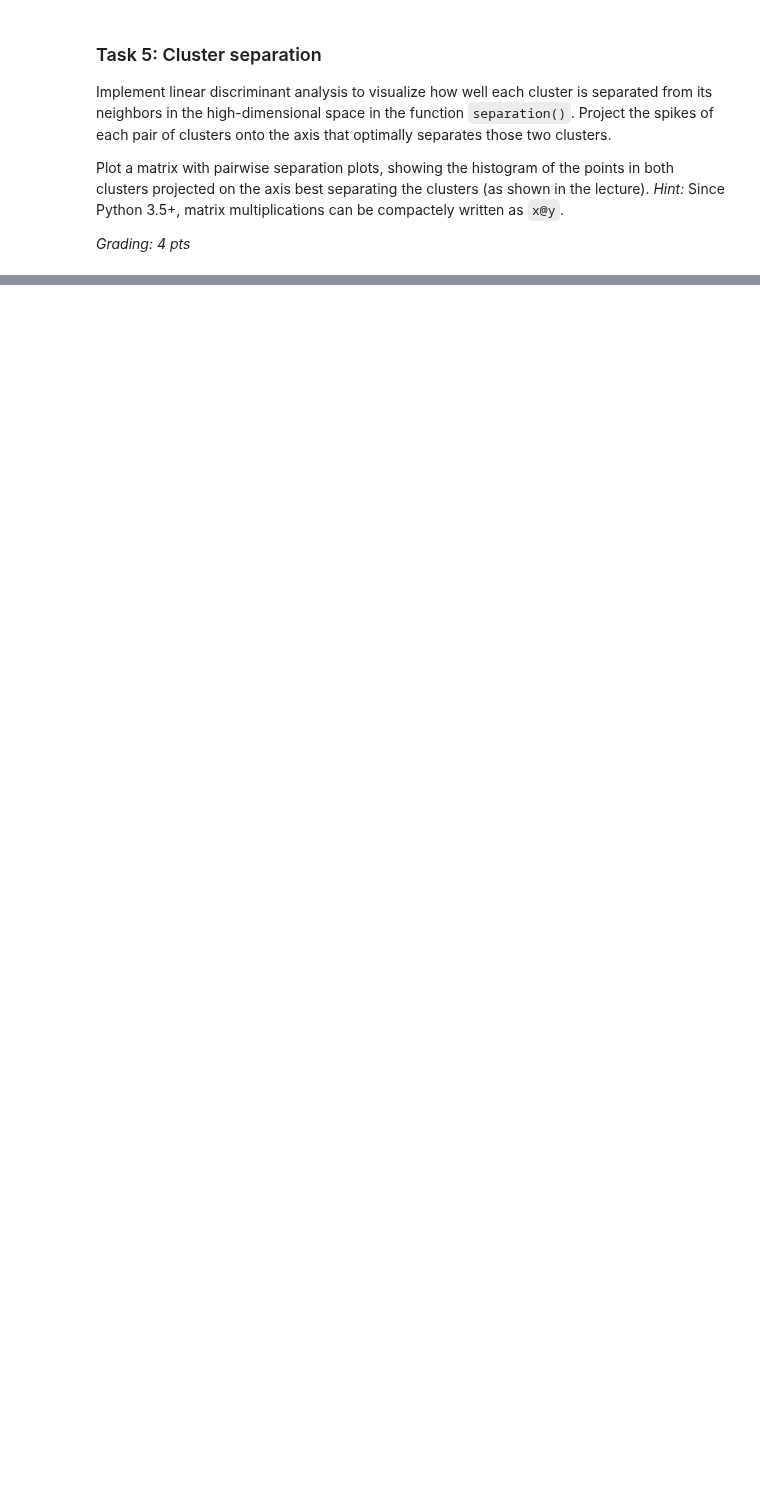
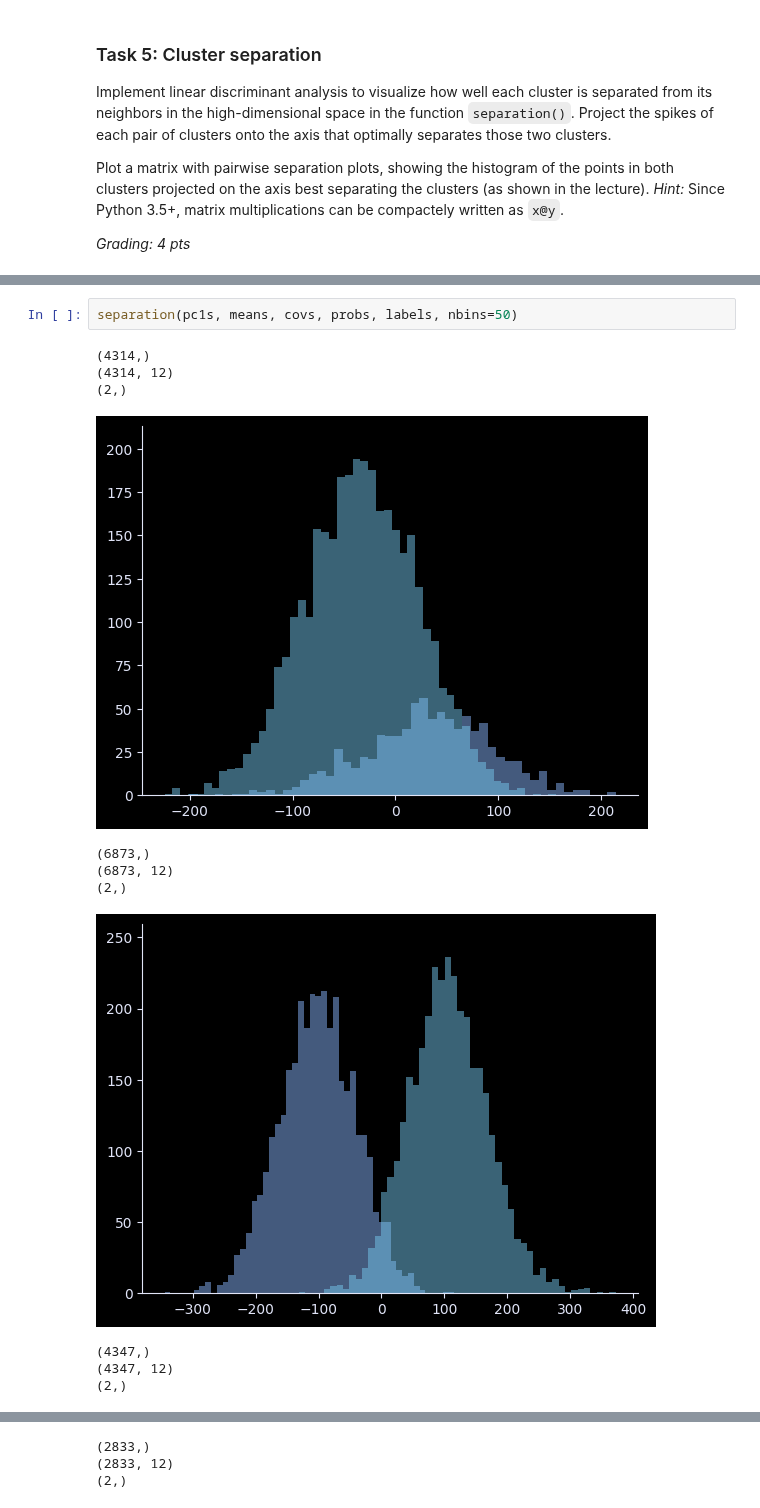
Before and after one commit to weygoldt/neuraldatascience, a Jupyter notebook: notebooks/CodingLab2.ipynb, the cells around one changed output, grey strips where cells are left out. Saved outputs shown, nothing was run; the diff lists cells and outputs as text; blank space fills up the shorter version.

```diff
--- a/notebooks/CodingLab2.ipynb
+++ b/notebooks/CodingLab2.ipynb
@@ -544,0 +686,14 @@ NameError: name 'np' is not defined
+# %%
+separation(pc1s, means, covs, probs, labels, nbins=50)
+# %% [output]
+(4314,)
+(4314, 12)
+(2,)
+[figure, added]
+(6873,)
+(6873, 12)
+(2,)
+[figure, added]
+(4347,)
+(4347, 12)
+(2,)
@@ -544,0 +701,3 @@ NameError: name 'np' is not defined
+(2833,)
+(2833, 12)
+(2,)
```
Also changed, not shown: parts of 5 cells of this notebook.
